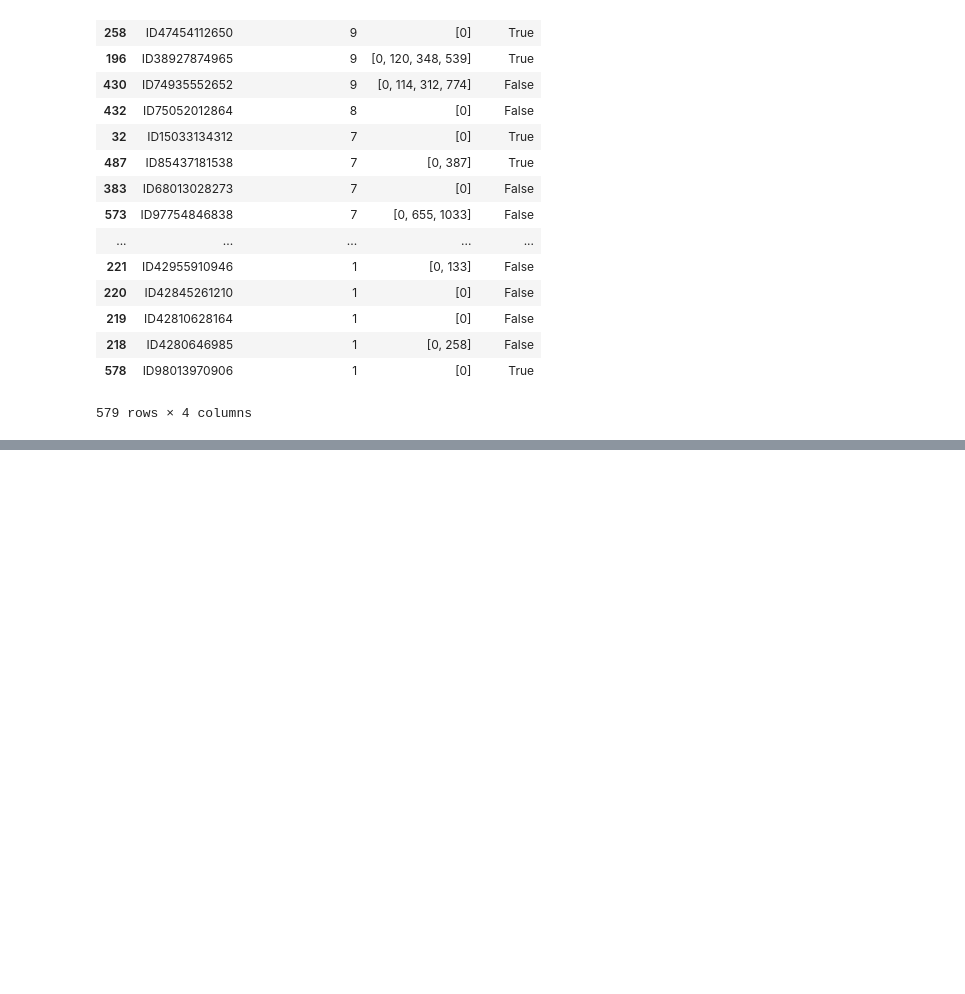
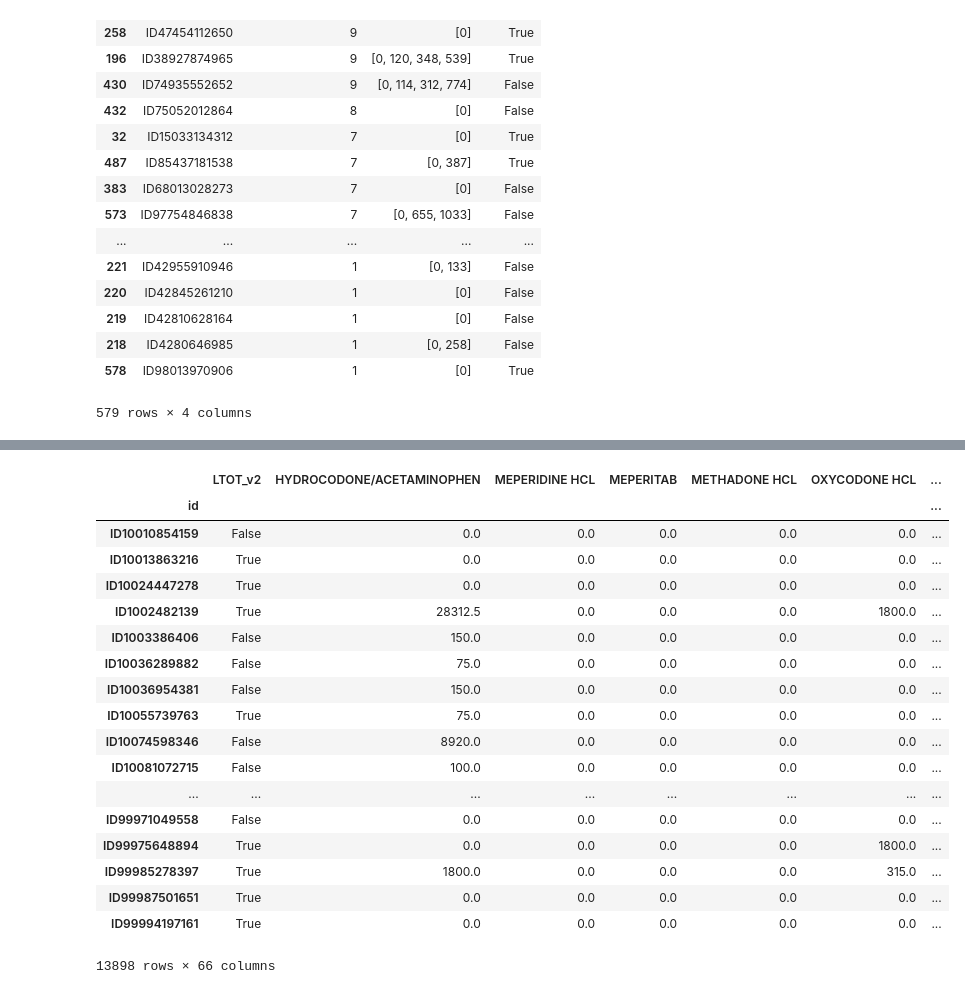
Before and after one commit to chenson2018/Humana-Mays-Competition, a Jupyter notebook: Exploration-Jake.ipynb, the cells around one changed output, grey strips where cells are left out. Cells and saved outputs as stored; diff of their text form; code cells hidden in the pictures; blank space fills up the shorter version.

```diff
--- a/Exploration-Jake.ipynb
+++ b/Exploration-Jake.ipynb
@@ -879,0 +989,2 @@ denied_drugs_5_count.sort_values(by='num_drugs_denied', ascending=False)
+# %%
+features = pd.read_csv('features_matthew.csv')
@@ -879,0 +1001,27 @@ denied_drugs_5_count.sort_values(by='num_drugs_denied', ascending=False)
+# %%
+response_variable_v2 = pd.read_csv('response_variable_v2.csv')
+# %%
+df2 = response_variable_v2[['id', 'LTOT_v2']].merge(features, left_on='id', right_on='Unnamed: 0')
+df2 = df2.set_index('id')
+# %%
+df2.drop(columns=['Unnamed: 0'])
+# %% [output]
+|  | LTOT_v2 | HYDROCODONE/ACETAMINOPHEN | MEPERIDINE HCL | MEPERITAB | METHADONE HCL | OXYCODONE HCL | ... |
+| id |  |  |  |  |  |  | ... |
+| ID10010854159 | False | 0.0 | 0.0 | 0.0 | 0.0 | 0.0 | ... |
+| ID10013863216 | True | 0.0 | 0.0 | 0.0 | 0.0 | 0.0 | ... |
+| ID10024447278 | True | 0.0 | 0.0 | 0.0 | 0.0 | 0.0 | ... |
+| ID1002482139 | True | 28312.5 | 0.0 | 0.0 | 0.0 | 1800.0 | ... |
+| ID1003386406 | False | 150.0 | 0.0 | 0.0 | 0.0 | 0.0 | ... |
+| ID10036289882 | False | 75.0 | 0.0 | 0.0 | 0.0 | 0.0 | ... |
+| ID10036954381 | False | 150.0 | 0.0 | 0.0 | 0.0 | 0.0 | ... |
+| ID10055739763 | True | 75.0 | 0.0 | 0.0 | 0.0 | 0.0 | ... |
+| ID10074598346 | False | 8920.0 | 0.0 | 0.0 | 0.0 | 0.0 | ... |
+| ID10081072715 | False | 100.0 | 0.0 | 0.0 | 0.0 | 0.0 | ... |
+| ... | ... | ... | ... | ... | ... | ... | ... |
+| ID99971049558 | False | 0.0 | 0.0 | 0.0 | 0.0 | 0.0 | ... |
+| ID99975648894 | True | 0.0 | 0.0 | 0.0 | 0.0 | 1800.0 | ... |
+| ID99985278397 | True | 1800.0 | 0.0 | 0.0 | 0.0 | 315.0 | ... |
+| ID99987501651 | True | 0.0 | 0.0 | 0.0 | 0.0 | 0.0 | ... |
+| ID99994197161 | True | 0.0 | 0.0 | 0.0 | 0.0 | 0.0 | ... |
+13898 rows × 66 columns
```
Also changed, not shown: parts of 28 cells of this notebook.
